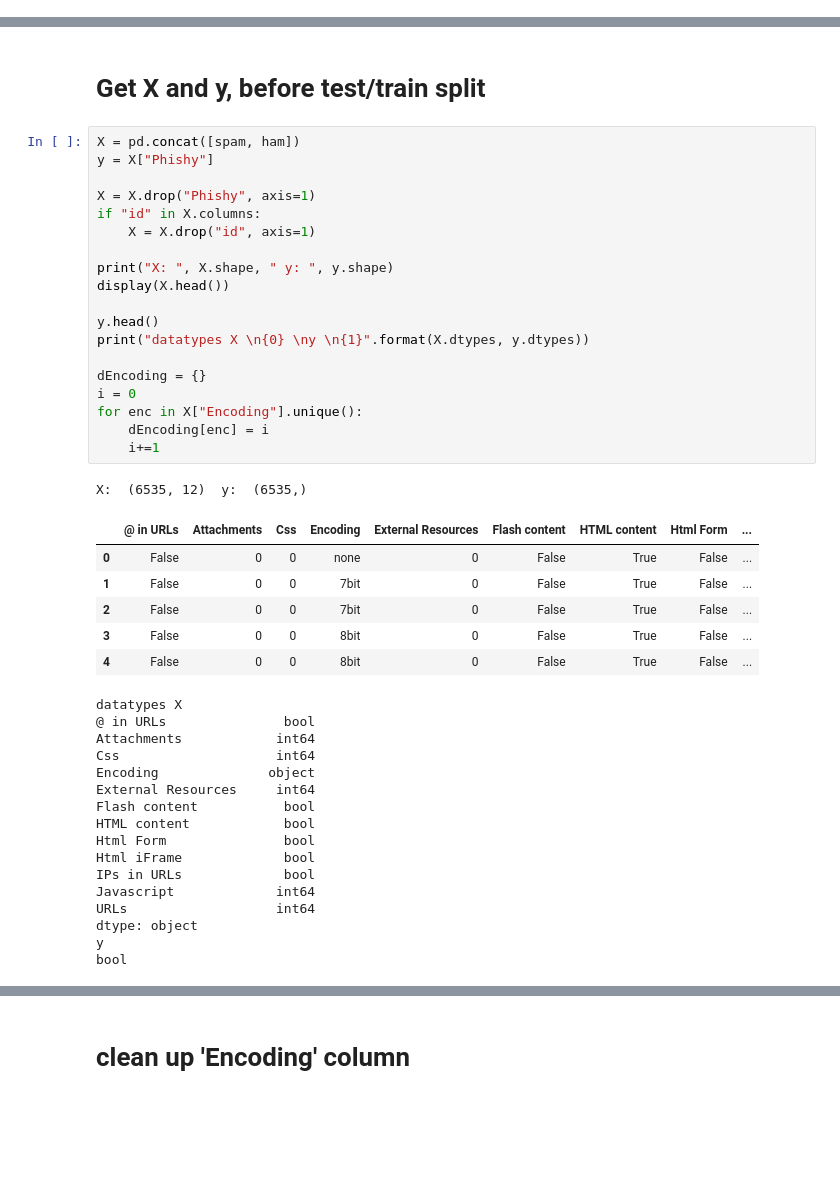
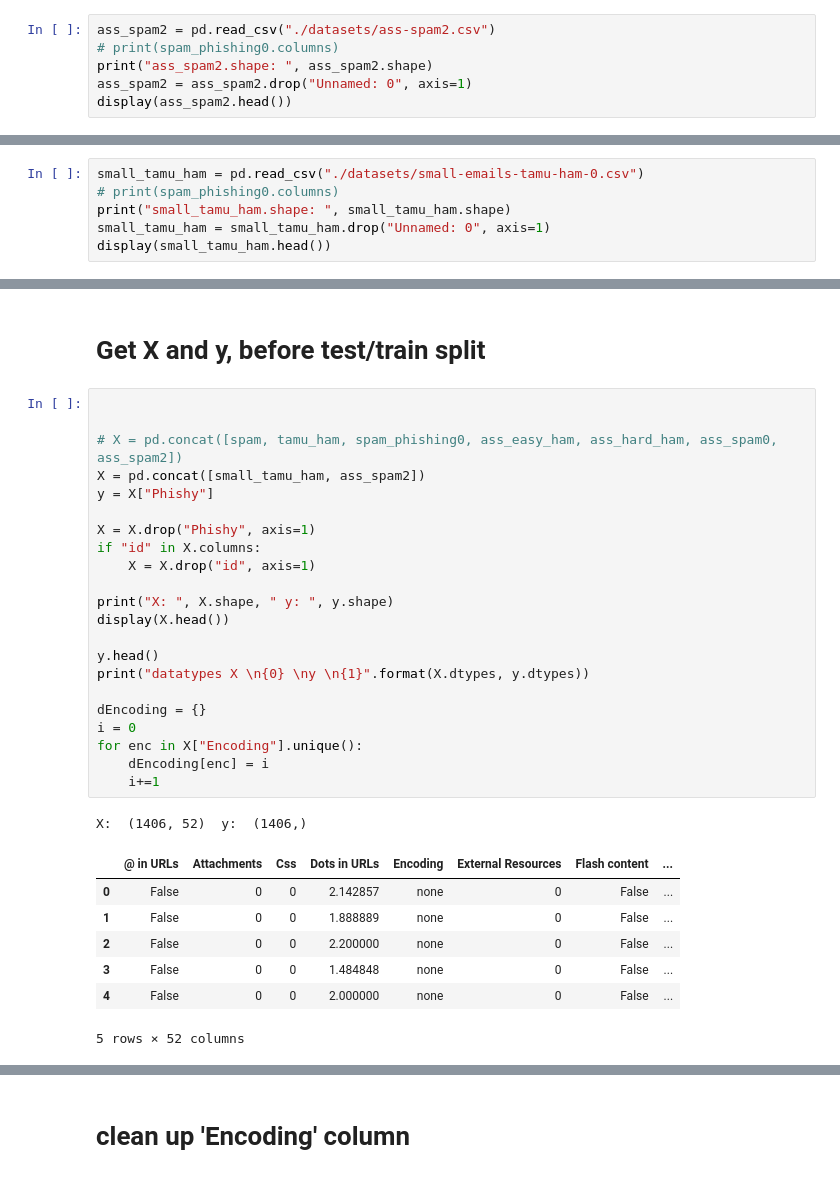
Before and after one commit to isaacpit/PhishingDetective, a Jupyter notebook: code/ModelTrain.ipynb, the cells around one changed output, grey strips where cells are left out. Cells and saved outputs as stored; diff of their text form; blank space fills up the shorter version.

```diff
--- a/code/ModelTrain.ipynb
+++ b/code/ModelTrain.ipynb
@@ -30,0 +112,6 @@ spam.head()
+# %%
+ass_spam2 = pd.read_csv("./datasets/ass-spam2.csv")
+# print(spam_phishing0.columns)
+print("ass_spam2.shape: ", ass_spam2.shape)
+ass_spam2 = ass_spam2.drop("Unnamed: 0", axis=1)
+display(ass_spam2.head())
@@ -30,0 +127,6 @@ spam.head()
+# %%
+small_tamu_ham = pd.read_csv("./datasets/small-emails-tamu-ham-0.csv")
+# print(spam_phishing0.columns)
+print("small_tamu_ham.shape: ", small_tamu_ham.shape)
+small_tamu_ham = small_tamu_ham.drop("Unnamed: 0", axis=1)
+display(small_tamu_ham.head())
@@ -31,45 +205,33 @@ spam.head()
 # %% [markdown]
 # Get X and y, before test/train split
 # %%
-X = pd.concat([spam, ham])
+
+
+# X = pd.concat([spam, tamu_ham, spam_phishing0, ass_easy_ham, ass_hard_ham, ass_spam0, ass_spam2])
+X = pd.concat([small_tamu_ham, ass_spam2])
 y = X["Phishy"]
 
 X = X.drop("Phishy", axis=1)
 if "id" in X.columns:
     X = X.drop("id", axis=1)
 
 print("X: ", X.shape, " y: ", y.shape)
 display(X.head())
 
 y.head()
 print("datatypes X \n{0} \ny \n{1}".format(X.dtypes, y.dtypes))
 
 dEncoding = {}
 i = 0
 for enc in X["Encoding"].unique():
     dEncoding[enc] = i
     i+=1
 # %% [output]
-X:  (6535, 12)  y:  (6535,)
+X:  (1406, 52)  y:  (1406,)
-|  | @ in URLs | Attachments | Css | Encoding | External Resources | Flash content | HTML content | Html Form | ... |
-| 0 | False | 0 | 0 | none | 0 | False | True | False | ... |
-| 1 | False | 0 | 0 | 7bit | 0 | False | True | False | ... |
-| 2 | False | 0 | 0 | 7bit | 0 | False | True | False | ... |
-| 3 | False | 0 | 0 | 8bit | 0 | False | True | False | ... |
-| 4 | False | 0 | 0 | 8bit | 0 | False | True | False | ... |
+|  | @ in URLs | Attachments | Css | Dots in URLs | Encoding | External Resources | Flash content | ... |
+| 0 | False | 0 | 0 | 2.142857 | none | 0 | False | ... |
+| 1 | False | 0 | 0 | 1.888889 | none | 0 | False | ... |
+| 2 | False | 0 | 0 | 2.200000 | none | 0 | False | ... |
+| 3 | False | 0 | 0 | 1.484848 | none | 0 | False | ... |
+| 4 | False | 0 | 0 | 2.000000 | none | 0 | False | ... |
-datatypes X
-@ in URLs               bool
-Attachments            int64
-Css                    int64
-Encoding              object
-External Resources     int64
-Flash content           bool
-HTML content            bool
-Html Form               bool
-Html iFrame             bool
-IPs in URLs             bool
-Javascript             int64
-URLs                   int64
-dtype: object
-y
-bool
+5 rows × 52 columns
```
Also changed, not shown: parts of 24 cells of this notebook, 2 other files.
